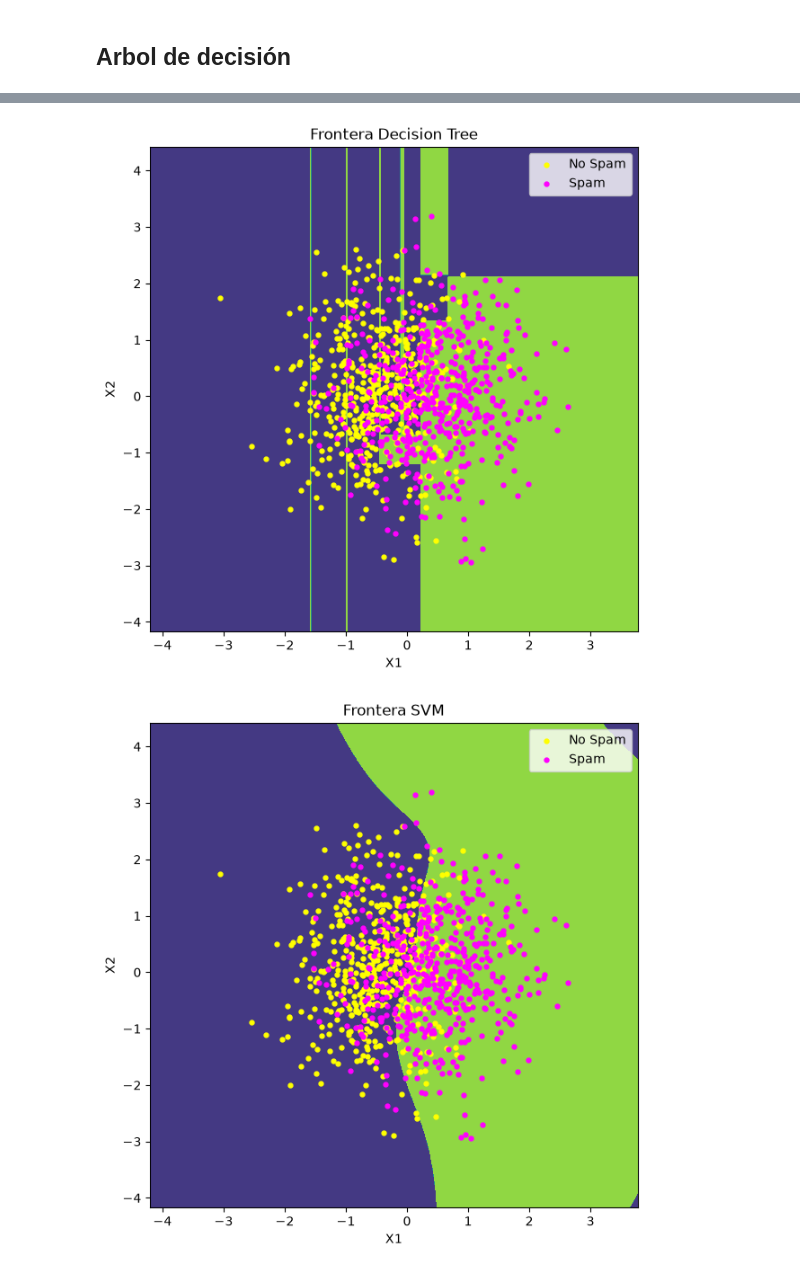
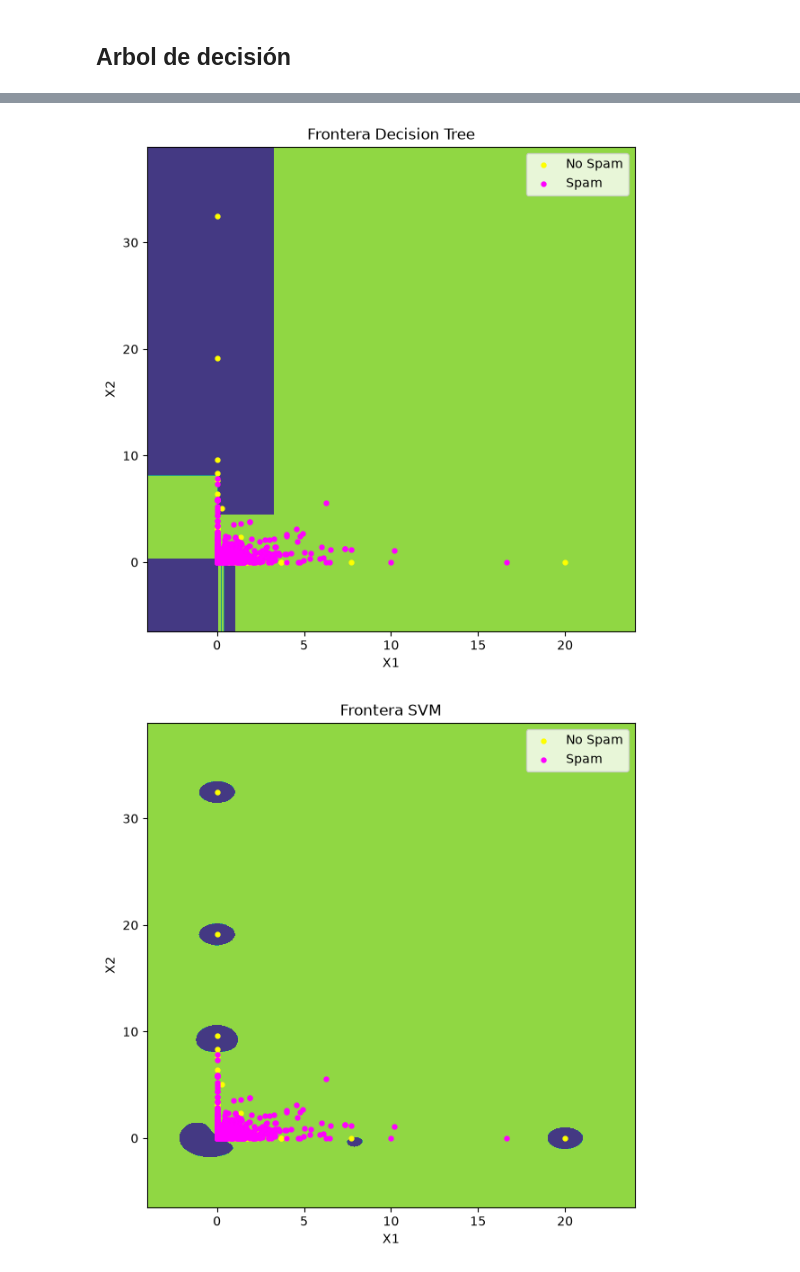
Before and after one commit to K1pler/Universidad-Master-IA, a Jupyter notebook: ML - Machine Learning/Tema_1/Notebooks-1/2.Tecnicas-m_tricas-validacion.ipynb, the cells around one changed output, grey strips where cells are left out. Cells and saved outputs as stored; diff of their text form; code cells hidden in the pictures.

```diff
--- a/ML - Machine Learning/Tema_1/Notebooks-1/2.Tecnicas-m_tricas-validacion.ipynb
+++ b/ML - Machine Learning/Tema_1/Notebooks-1/2.Tecnicas-m_tricas-validacion.ipynb
@@ -764,42 +778,38 @@ SVM test  F1 : 0.893491124260355
 # Importamos la clase necesaria
 from sklearn.datasets import make_classification
 
-# Número de puntos
-numero_puntos = 1000
-
-# Generamos las dos clases
-X2, y2 = make_classification(
-    n_samples=numero_puntos, n_features=2, n_redundant=0, n_informative=1,
-    n_classes=2, n_clusters_per_class=1, class_sep=0.50, random_state=semilla )
+var1, var2 = "word_freq_free", "char_freq_!"
+X2 = X[[var1, var2]].values
+y2 = y.values
 
 scaler = StandardScaler()
 X2_sc = scaler.fit_transform(X2)
 
 # Técnica 1: Árbol
 dtc = DecisionTreeClassifier(max_depth=5, criterion="gini", random_state=semilla)
 dtc.fit(X2, y2)
 
 plt.figure(figsize=(7, 7))
 dibuja_frontera_decision(
     X2, dtc, y2, clase_0, clase_1, colores,
     "No Spam", "Spam",
     "Frontera Decision Tree", "X1", "X2",
     simbolo, tamano_simbolo, adicion_frontera
 )
 plt.show()
 
 # Técnica 2: SVM
 svm = SVC(kernel="rbf", C=1.0, random_state=semilla)
 svm.fit(X2, y2)
 
 plt.figure(figsize=(7, 7))
 dibuja_frontera_decision(
     X2, svm, y2, clase_0, clase_1, colores,
     "No Spam", "Spam",
     "Frontera SVM", "X1", "X2",
     simbolo, tamano_simbolo, adicion_frontera
 )
 plt.show()
 # %% [output]
-[figure, old version]
+[figure, new version]
-[figure, old version]
+[figure, new version]
```
Also changed, not shown: parts of 2 cells of this notebook, 20 other files.
